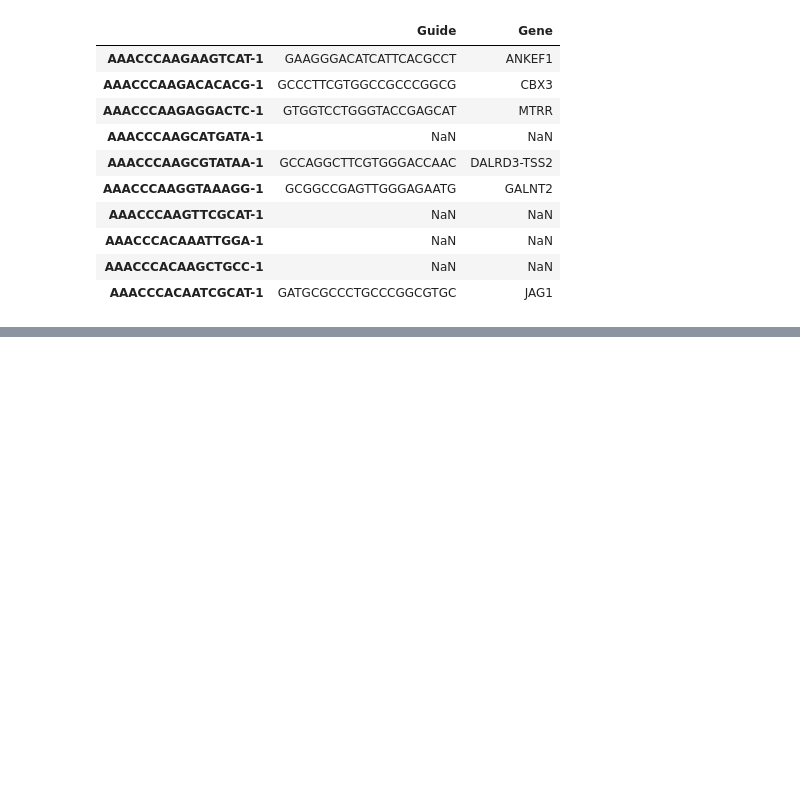
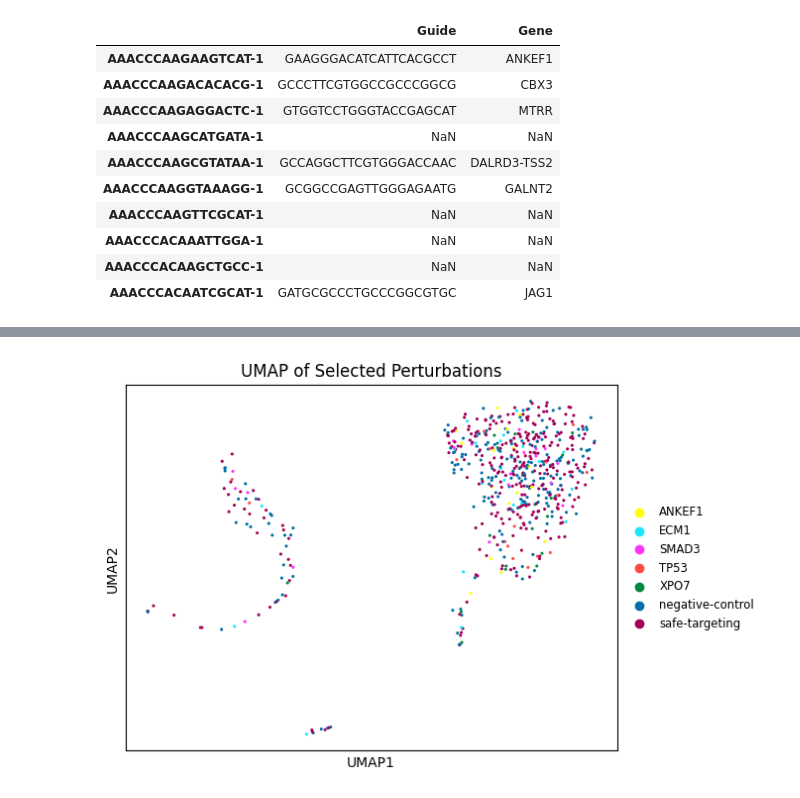
Before and after one commit to prasham21/indra_perturbseq, a Jupyter notebook: Extracted_matrix.ipynb, the cells around one changed output, grey strips where cells are left out. Cells and saved outputs as stored; diff of their text form; code cells hidden in the pictures; blank space fills up the shorter version.

```diff
--- a/Extracted_matrix.ipynb
+++ b/Extracted_matrix.ipynb
@@ -82,0 +356,14 @@ adata.obs[["Guide", "Gene"]].head(10)
+# %%
+import scanpy as sc
+
+# Pick top genes of interest (adjust this list based on your experiment)
+top_genes = ['safe-targeting', 'negative-control', 'TP53', 'XPO7', 'SMAD3', 'ECM1', 'ANKEF1']
+
+# Filter the subset
+adata_trimmed = adata_subset[adata_subset.obs['Gene'].isin(top_genes)].copy()
+
+# Plot UMAP
+sc.pl.umap(adata_trimmed, color='Gene', legend_loc='right margin', legend_fontsize='small',
+    palette=sc.pl.palettes.default_102, size=20, title='UMAP of Selected Perturbations')
+# %% [output]
+[figure, added]
```
Also changed, not shown: parts of 28 cells of this notebook.
